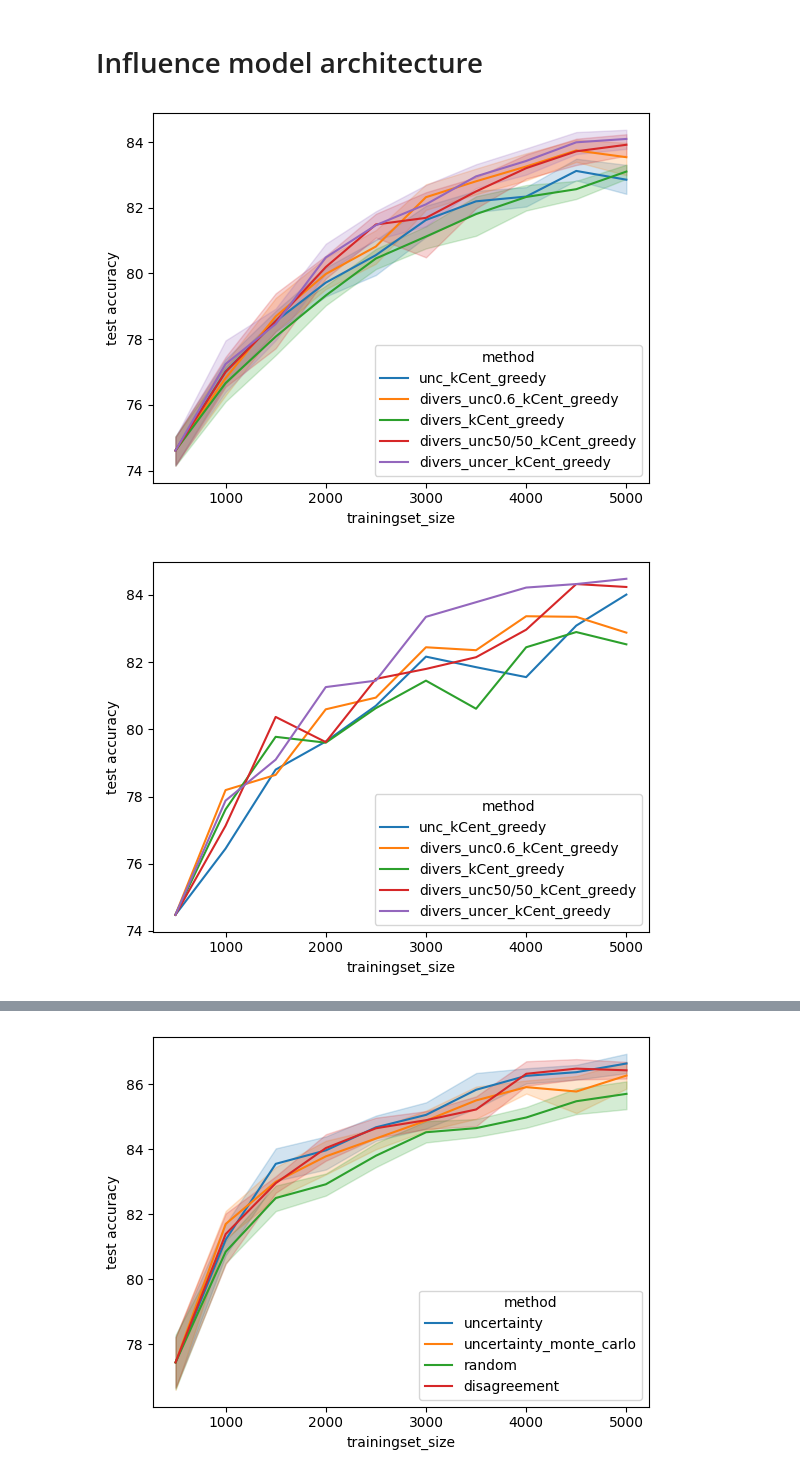
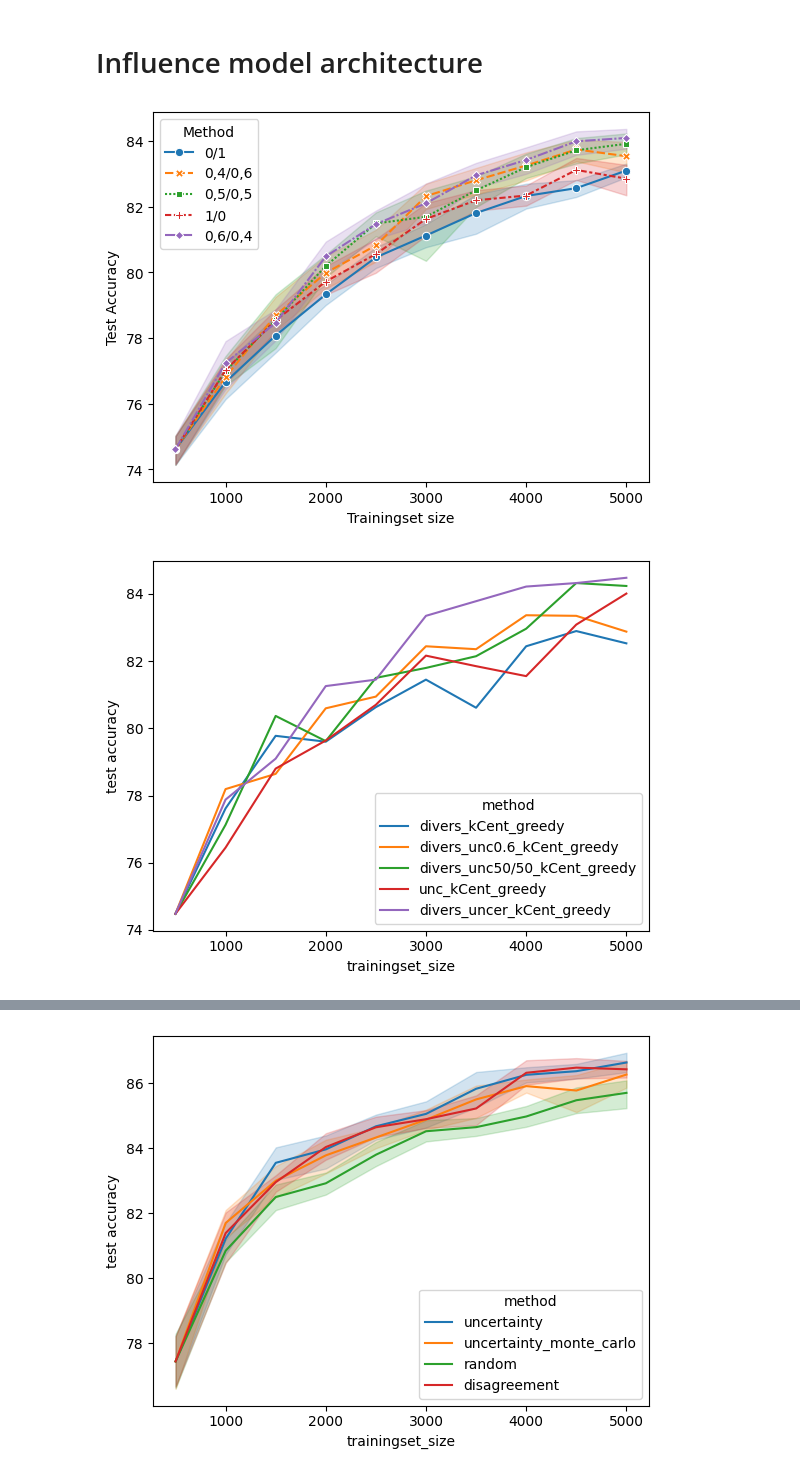
Before and after one commit to DrKush420/Thesis, a Jupyter notebook: res copy.ipynb, the cells around one changed output, grey strips where cells are left out. Saved outputs shown, nothing was run; the diff lists cells and outputs as text; code cells hidden in the pictures.

```diff
--- a/res copy.ipynb
+++ b/res copy.ipynb
@@ -18,6 +18,6 @@ csv_files = [file for file in all_files ]
 
 print(csv_files)
 #csv_files=csv_files[1:2]
-csv_files=[csv_files[1],csv_files[5],csv_files[6],csv_files[8]]
+csv_files=[csv_files[4],csv_files[5],csv_files[6],csv_files[7]]
 print(csv_files)
 # %% [output]
@@ -60,26 +60,34 @@ print(df)
 # %%
 columns = [ 'test accuracy','recall','precision', 'trainingset_size', 'type', 'method','seed','percentage_spray']
 #df = pd.concat([df[df['method'] == 'random'], df[df['type'] == 'active learning_no_weight']])
 #df=df[df['method'] == 'random']
 #df=df[df['type'] == 'active learning_no_weight']
 
-sns.lineplot(data=df, x="trainingset_size", y="test accuracy", hue="method")
+plot=sns.lineplot(data=df, x="trainingset_size", y="test accuracy", hue="method",style='method',markers=True)
+
+plt.xlabel('Trainingset size')
+plt.ylabel('Test Accuracy')
+handles, labels = plot.get_legend_handles_labels()
+custom_labels = ['0/1', '0,4/0,6', '0,5/0,5', '1/0', '0,6/0,4']
+plt.legend(handles=handles, labels=custom_labels, title='Method' )
+
+
 plt.show()
 for i in range(10):
 
     sns.lineplot(data=df[df['seed'] == i], x="trainingset_size", y="test accuracy", hue="method")
     plt.show()
 
 #sns.lineplot(data=df, x="trainingset_size", y="test accuracy", hue="method")
 #sns.lineplot(data=sns.lineplot(data=df[''], x="trainingset_size", y="test accuracy", hue="method")
 
 plt.show()
 sns.lineplot(data=df, x="trainingset_size", y="recall", hue="method")
 plt.show()
 sns.lineplot(data=df, x="trainingset_size", y="precision", hue="method")
 plt.show()
 sns.lineplot(data=df, x="trainingset_size", y="percentage_spray", hue="method")
 plt.show()
 # %% [output]
-[figure, old version]
+[figure, new version]
-[figure, old version]
+[figure, new version]
```
Also changed, not shown: parts of 3 cells of this notebook, 15 other files.
